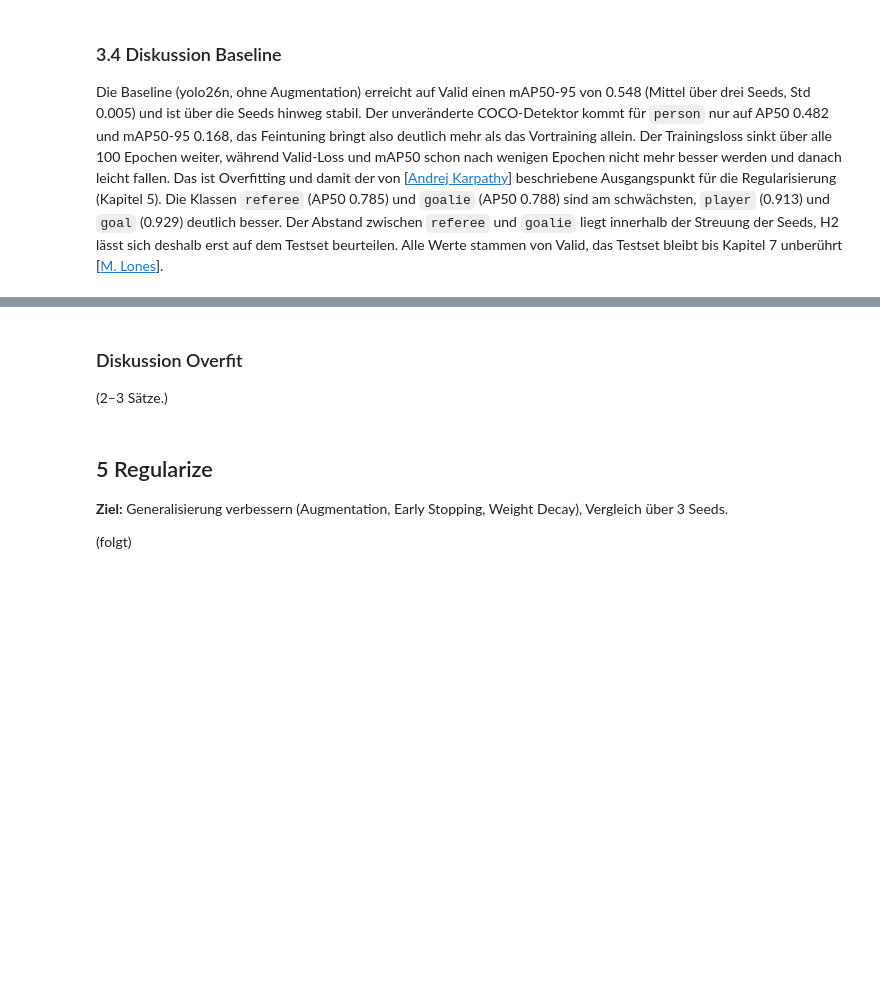
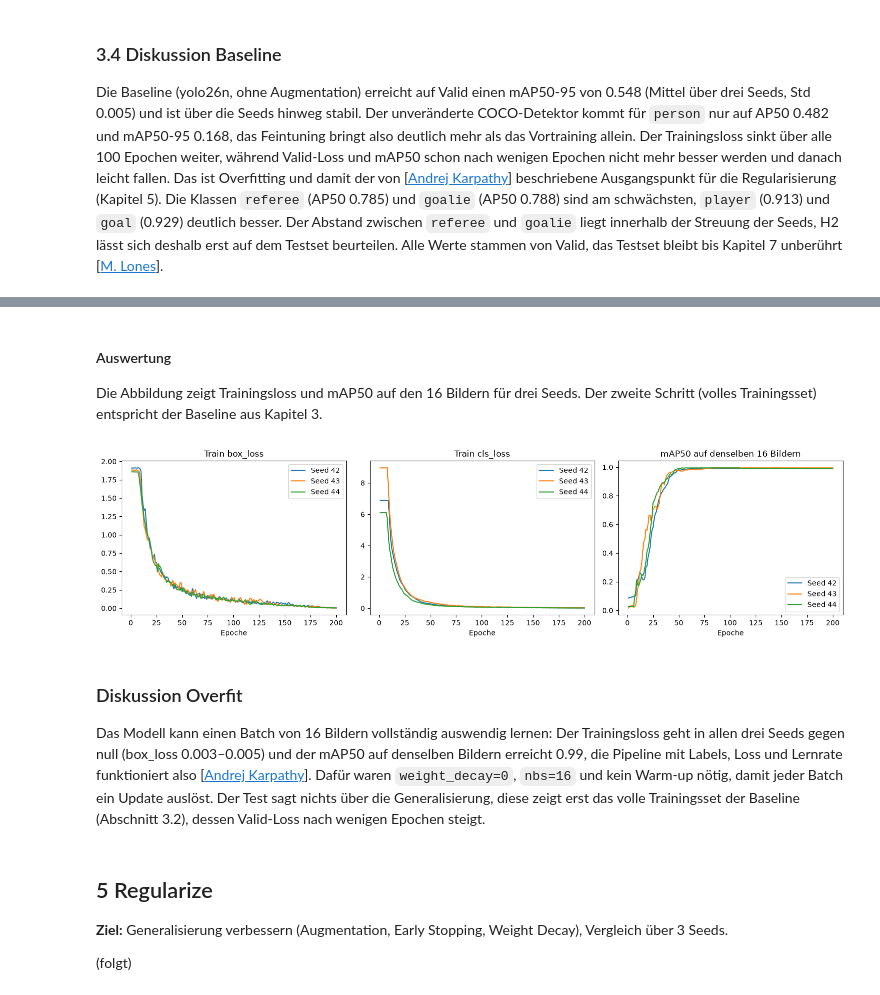
Before and after one commit to Tschoppsilas/DLBS_MC, a Jupyter notebook: 02_Code/notebooks/abgabe.ipynb, the cells around one changed output, grey strips where cells are left out. Drawn from its saved outputs; the diff is of its cells as text; code cells hidden in the pictures; blank space fills up the shorter version.

Commit message:
Kapitel 4 ausser Bonus gemacht

```diff
--- a/02_Code/notebooks/abgabe.ipynb
+++ b/02_Code/notebooks/abgabe.ipynb
@@ -546,0 +606,27 @@ Die Baseline (yolo26n, ohne Augmentation) erreicht auf Valid einen mAP50-95 von
+# %%
+EPOCHS_EIN_BATCH = 200
+
+for seed in TRAIN_SEEDS:
+    results_path = OUTPUT_DIR / "runs" / f"ein_batch_s{seed}" / "results.csv"
+    if results_path.exists() and len(pd.read_csv(results_path)) == EPOCHS_EIN_BATCH:
+        print(f"Training mit seed={seed} übersprungen, da bereits abgeschlossen.")
+        continue
+
+    model = YOLO(MODELS_DIR / "yolo26n.pt")
+    model.train(
+        data=str((EIN_BATCH_DIR / "data.yaml").resolve()),
+        workers=4,
+        epochs=EPOCHS_EIN_BATCH,
+        imgsz=640,
+        batch=16,
+        nbs=16,
+        warmup_epochs=0,
+        weight_decay=0.0,
+        patience=0,
+        seed=seed,
+        device=0,
+        project=str((OUTPUT_DIR / "runs").resolve()),
+        name=f"ein_batch_s{seed}",
+        exist_ok=True,
+        **NO_AUGMENTATION,
+    )
@@ -547,7 +651,29 @@ Die Baseline (yolo26n, ohne Augmentation) erreicht auf Valid einen mAP50-95 von
+# %% [markdown]
+#### Auswertung
+
+Die Abbildung zeigt Trainingsloss und mAP50 auf den 16 Bildern für drei Seeds. Der zweite Schritt (volles Trainingsset) entspricht der Baseline aus Kapitel 3.
+# %%
+fig, axes = plt.subplots(1, 3, figsize=(15, 4))
+farben = {42: "tab:blue", 43: "tab:orange", 44: "tab:green"}
+for seed in TRAIN_SEEDS:
+    df = pd.read_csv(OUTPUT_DIR / "runs" / f"ein_batch_s{seed}" / "results.csv")
+    df.columns = df.columns.str.strip()
+    axes[0].plot(df["epoch"], df["train/box_loss"], color=farben[seed], label=f"Seed {seed}")
+    axes[1].plot(df["epoch"], df["train/cls_loss"], color=farben[seed], label=f"Seed {seed}")
+    axes[2].plot(df["epoch"], df["metrics/mAP50(B)"], color=farben[seed], label=f"Seed {seed}")
+
+for ax, titel in zip(axes, ["Train box_loss", "Train cls_loss", "mAP50 auf denselben 16 Bildern"]):
+    ax.set_title(titel)
+    ax.set_xlabel("Epoche")
+    ax.legend()
+plt.tight_layout()
+plt.show()
+# %% [output]
+[figure, added]
 # %% [markdown]
 ### Diskussion Overfit
 
-(2–3 Sätze.)
+Das Modell kann einen Batch von 16 Bildern vollständig auswendig lernen: Der Trainingsloss geht in allen drei Seeds gegen null (box_loss 0.003–0.005) und der mAP50 auf denselben Bildern erreicht 0.99, die Pipeline mit Labels, Loss und Lernrate funktioniert also [[Andrej Karpathy](https://karpathy.github.io/2019/04/25/recipe/)]. Dafür waren `weight_decay=0`, `nbs=16` und kein Warm-up nötig, damit jeder Batch ein Update auslöst. Der Test sagt nichts über die Generalisierung, diese zeigt erst das volle Trainingsset der Baseline (Abschnitt 3.2), dessen Valid-Loss nach wenigen Epochen steigt.
 # %% [markdown]
 ## 5 Regularize
 
```
Also changed, not shown: parts of 21 cells of this notebook, 1 other file.
